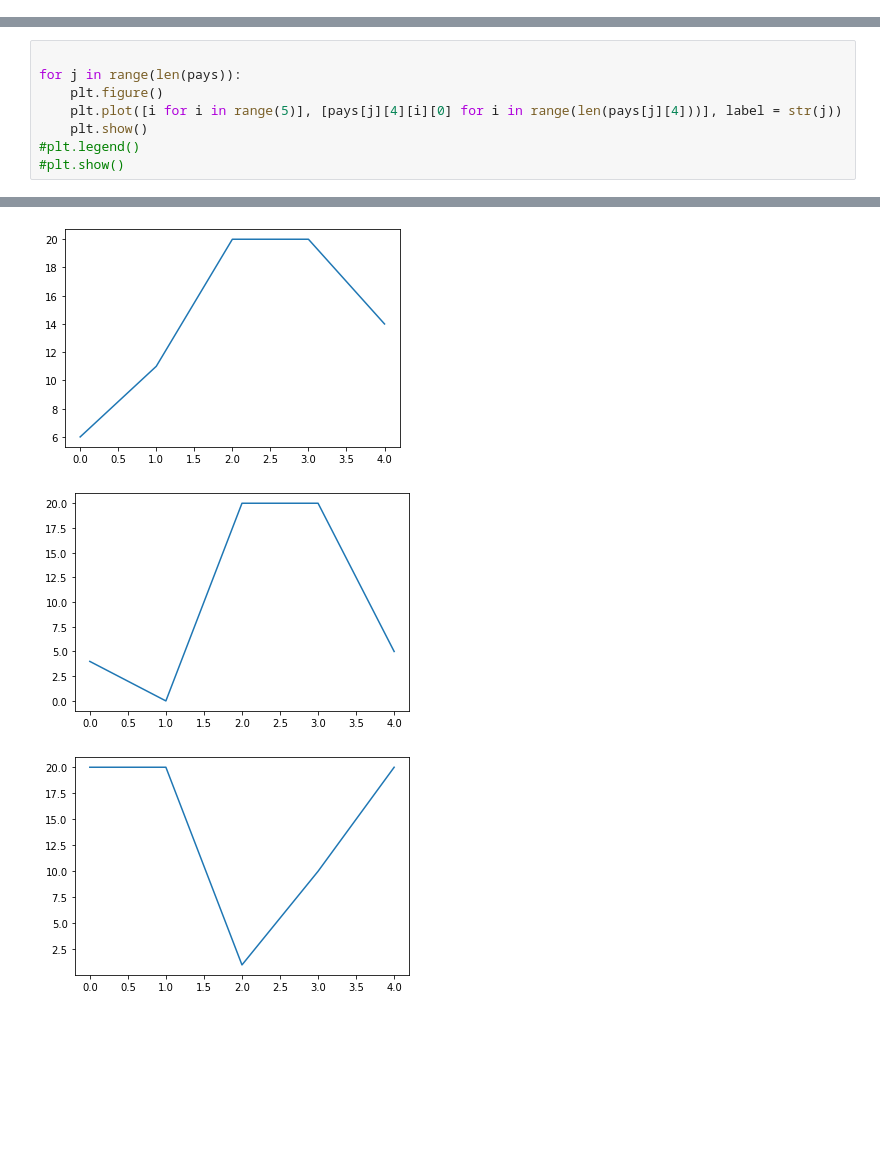
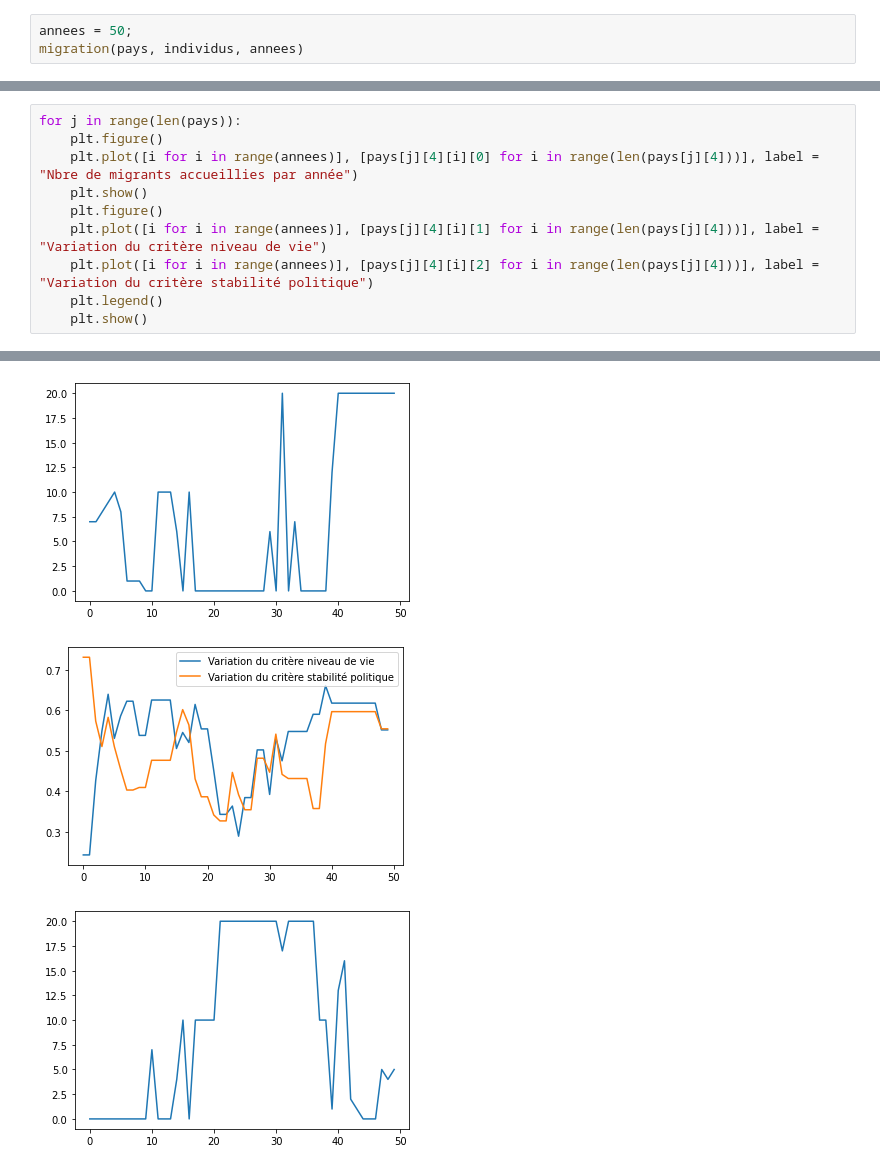
Before and after one commit to ARE-DYNAMIC-2021-2022-G1/populationFlow, a Jupyter notebook: ARE_Dynamic_Projet_Immigration.ipynb, the cells around one changed output, grey strips where cells are left out. Drawn from its saved outputs; the diff is of its cells as text; blank space fills up the shorter version.

```diff
--- a/ARE_Dynamic_Projet_Immigration.ipynb
+++ b/ARE_Dynamic_Projet_Immigration.ipynb
@@ -133,0 +29,3 @@ array([[0, 0.7346429888027365, 0.5591284328947075, 20,
+# %%
+annees = 50;
+migration(pays, individus, annees)
@@ -134,9 +46,11 @@ array([[0, 0.7346429888027365, 0.5591284328947075, 20,
 # %%
-
 for j in range(len(pays)):
     plt.figure()
-    plt.plot([i for i in range(5)], [pays[j][4][i][0] for i in range(len(pays[j][4]))], label = str(j))
+    plt.plot([i for i in range(annees)], [pays[j][4][i][0] for i in range(len(pays[j][4]))], label = "Nbre de migrants accueillies par année")
     plt.show()
-#plt.legend()
-#plt.show()
+    plt.figure()
+    plt.plot([i for i in range(annees)], [pays[j][4][i][1] for i in range(len(pays[j][4]))], label = "Variation du critère niveau de vie")
+    plt.plot([i for i in range(annees)], [pays[j][4][i][2] for i in range(len(pays[j][4]))], label = "Variation du critère stabilité politique")
+    plt.legend()
+    plt.show()
 # %% [output]
@@ -145,3 +59,3 @@ for j in range(len(pays)):
-[figure, old version]
+[figure, new version]
-[figure, old version]
+[figure, new version]
-[figure, old version]
+[figure, new version]
```
Also changed, not shown: parts of 10 cells of this notebook, 1 other file.
